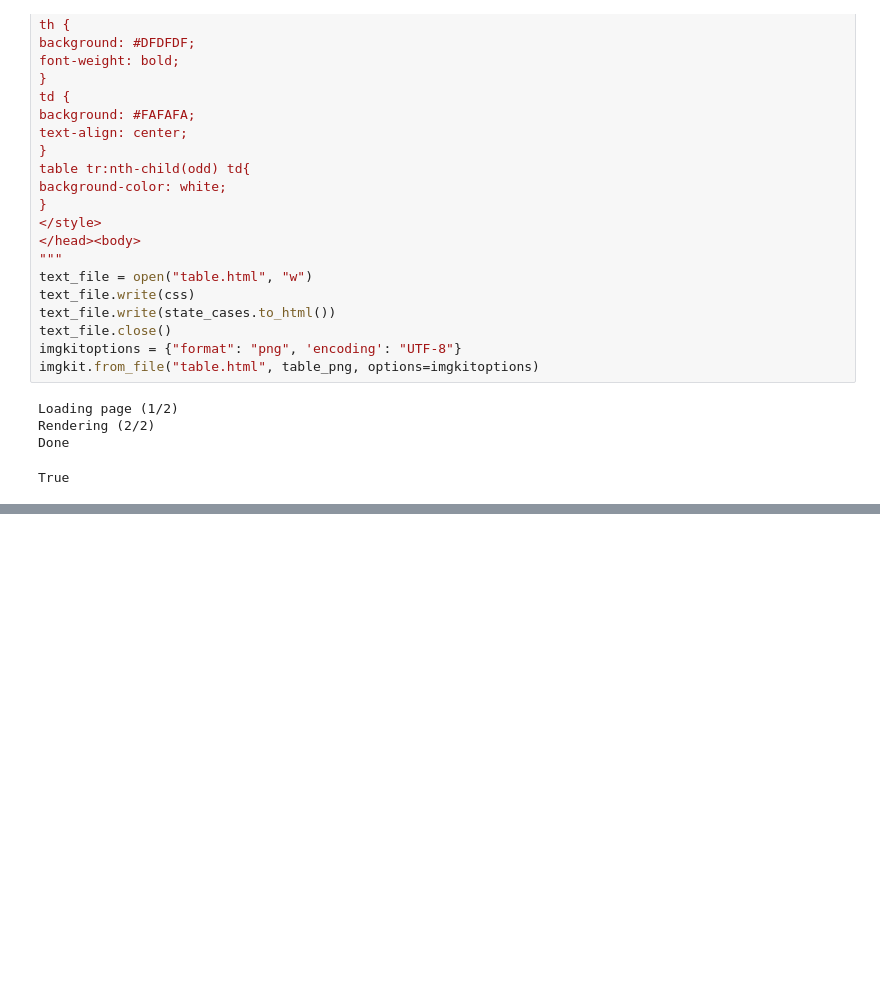
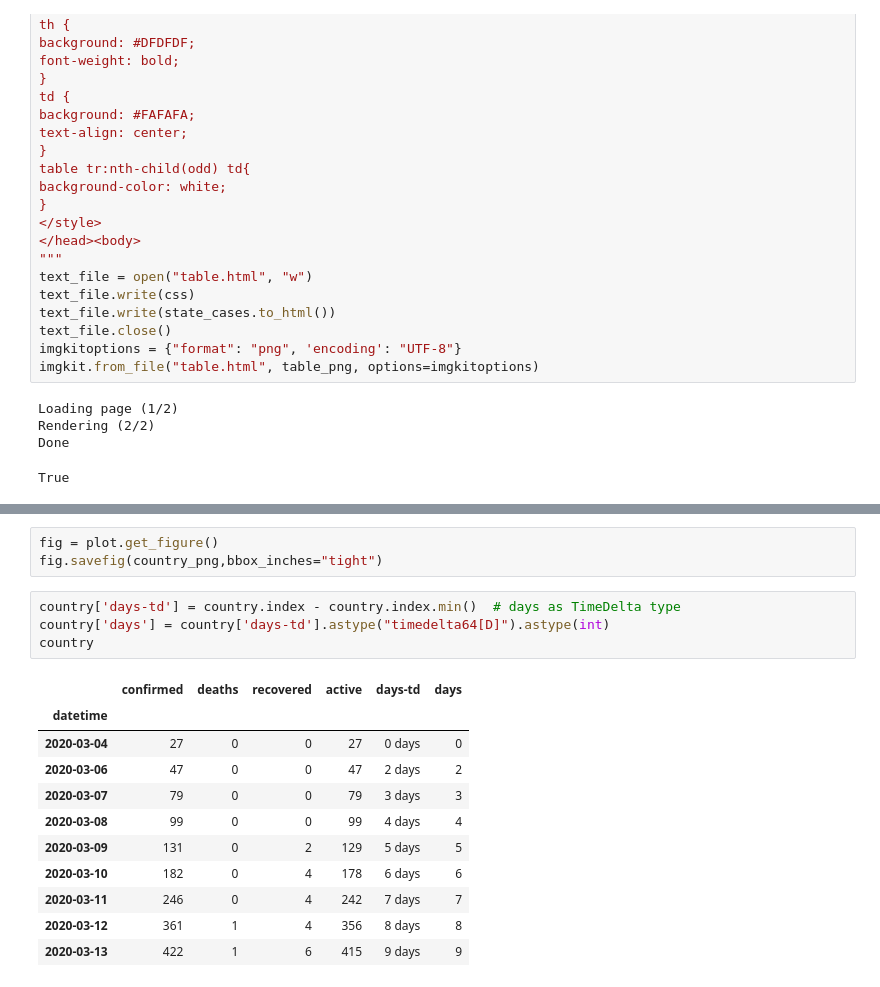
Before and after one commit to danielw2904/Austria-COVID-19, a Jupyter notebook: Austria.ipynb, the cells around one changed output, grey strips where cells are left out. Drawn from its saved outputs; the diff is of its cells as text; blank space fills up the shorter version.

```diff
--- a/Austria.ipynb
+++ b/Austria.ipynb
@@ -160,0 +243,19 @@ True
+# %%
+fig = plot.get_figure()
+fig.savefig(country_png,bbox_inches="tight")
+# %%
+country['days-td'] = country.index - country.index.min()  # days as TimeDelta type
+country['days'] = country['days-td'].astype("timedelta64[D]").astype(int)
+country
+# %% [output]
+|  | confirmed | deaths | recovered | active | days-td | days |
+| datetime |  |  |  |  |  |  |
+| 2020-03-04 | 27 | 0 | 0 | 27 | 0 days | 0 |
+| 2020-03-06 | 47 | 0 | 0 | 47 | 2 days | 2 |
+| 2020-03-07 | 79 | 0 | 0 | 79 | 3 days | 3 |
+| 2020-03-08 | 99 | 0 | 0 | 99 | 4 days | 4 |
+| 2020-03-09 | 131 | 0 | 2 | 129 | 5 days | 5 |
+| 2020-03-10 | 182 | 0 | 4 | 178 | 6 days | 6 |
+| 2020-03-11 | 246 | 0 | 4 | 242 | 7 days | 7 |
+| 2020-03-12 | 361 | 1 | 4 | 356 | 8 days | 8 |
+| 2020-03-13 | 422 | 1 | 6 | 415 | 9 days | 9 |
```
Also changed, not shown: parts of 23 cells of this notebook, 8 other files.
